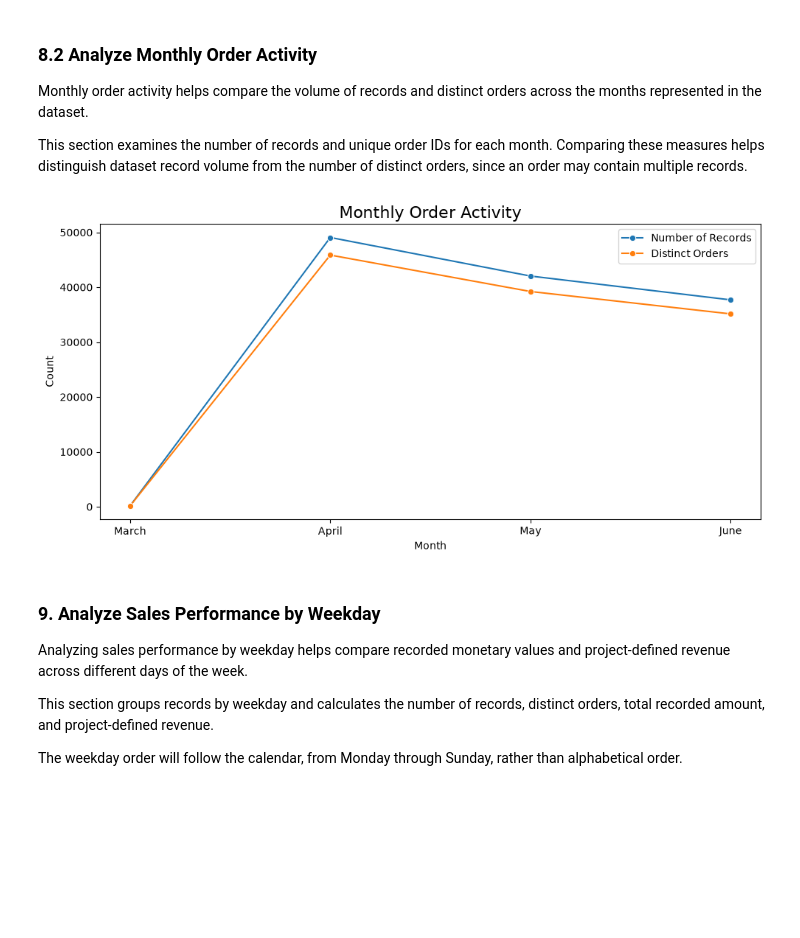
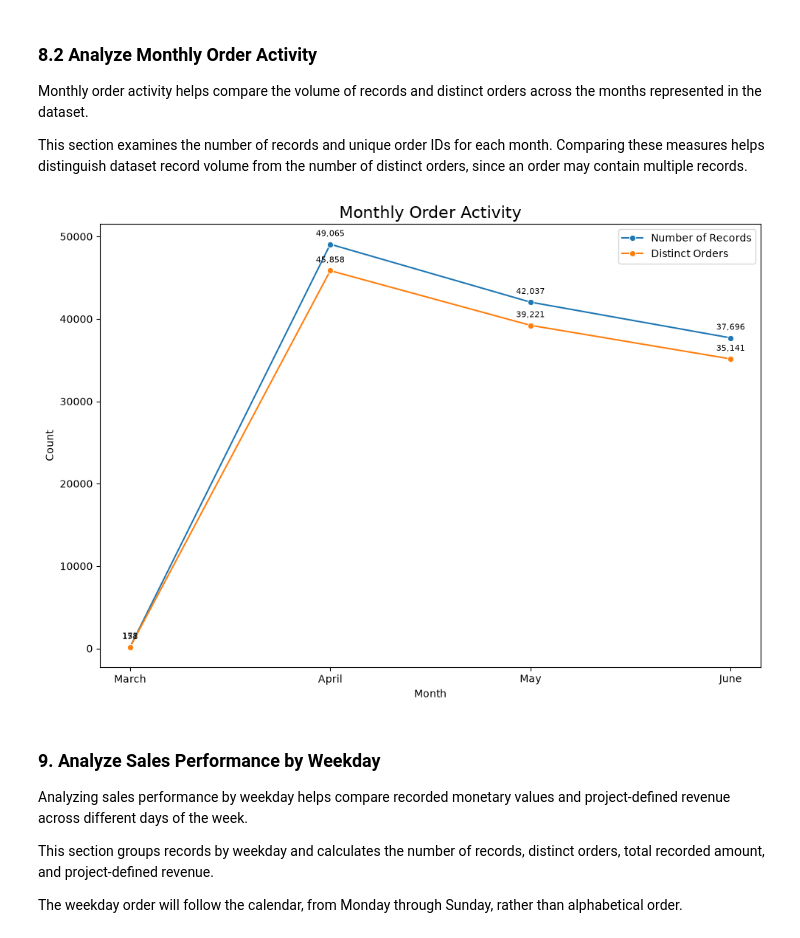
Before and after one commit to Prayasit/retailpulse-sales-analytics, a Jupyter notebook: notebooks/05_exploratory_data_analysis.ipynb, the cells around one changed output. Cells and saved outputs as stored; diff of their text form; code cells hidden in the pictures; blank space fills up the shorter version.

```diff
--- a/notebooks/05_exploratory_data_analysis.ipynb
+++ b/notebooks/05_exploratory_data_analysis.ipynb
@@ -420,9 +506,9 @@ Comparing these two measures will show whether their monthly trends follow a sim
 
 Only the months available in the dataset will be displayed.
 # %%
-plt.figure(figsize=(10, 5))
+plt.figure(figsize=(10, 6))
 
-sns.lineplot(
+ax = sns.lineplot(
     data=monthly_summary,
     x="month_name",
     y="total_recorded_amount",
@@ -435,8 +521,20 @@ sns.lineplot(
     x="month_name",
     y="project_defined_revenue",
     marker="o",
-    label="Project-Defined Revenue"
+    label="Project-Defined Revenue",
+    ax=ax
 )
+
+for line in ax.lines:
+    for x, y in zip(line.get_xdata(), line.get_ydata()):
+        ax.annotate(
+            f"₹{y / 100000:.2f}L",
+            (x, y),
+            textcoords="offset points",
+            xytext=(0, 8),
+            ha="center",
+            fontsize=8
+        )
 
 plt.title("Monthly Sales Performance", fontsize=16)
 plt.xlabel("Month")
@@ -457,32 +555,44 @@ Monthly order activity helps compare the volume of records and distinct orders a
 
 This section examines the number of records and unique order IDs for each month. Comparing these measures helps distinguish dataset record volume from the number of distinct orders, since an order may contain multiple records.
 # %%
-plt.figure(figsize=(10, 5))
+plt.figure(figsize=(10, 7))
 
-sns.lineplot(
+ax = sns.lineplot(
     data=monthly_summary,
     x="month_name",
     y="record_count",
     marker="o",
     label="Number of Records"
 )
 
 sns.lineplot(
     data=monthly_summary,
     x="month_name",
     y="distinct_orders",
     marker="o",
-    label="Distinct Orders"
+    label="Distinct Orders",
+    ax=ax
 )
+
+for line in ax.lines:
+    for x, y in zip(line.get_xdata(), line.get_ydata()):
+        ax.annotate(
+            f"{y:,.0f}",
+            (x, y),
+            textcoords="offset points",
+            xytext=(0, 8),
+            ha="center",
+            fontsize=8
+        )
 
 plt.title("Monthly Order Activity", fontsize=16)
 plt.xlabel("Month")
 plt.ylabel("Count")
 plt.legend()
 plt.tight_layout()
 plt.show()
 # %% [output]
-[figure, old version]
+[figure, new version]
 # %% [markdown]
 ### 9. Analyze Sales Performance by Weekday
 
```
Also changed, not shown: parts of 42 cells of this notebook.
